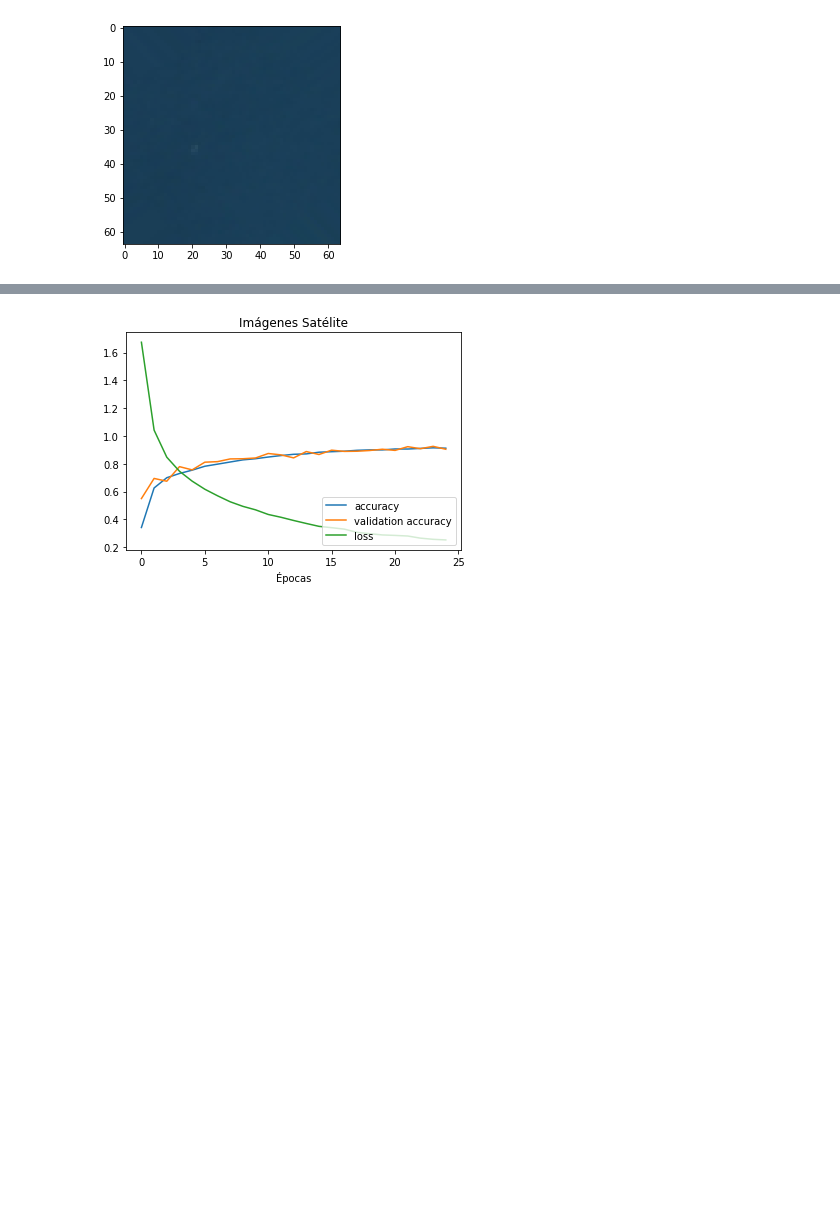
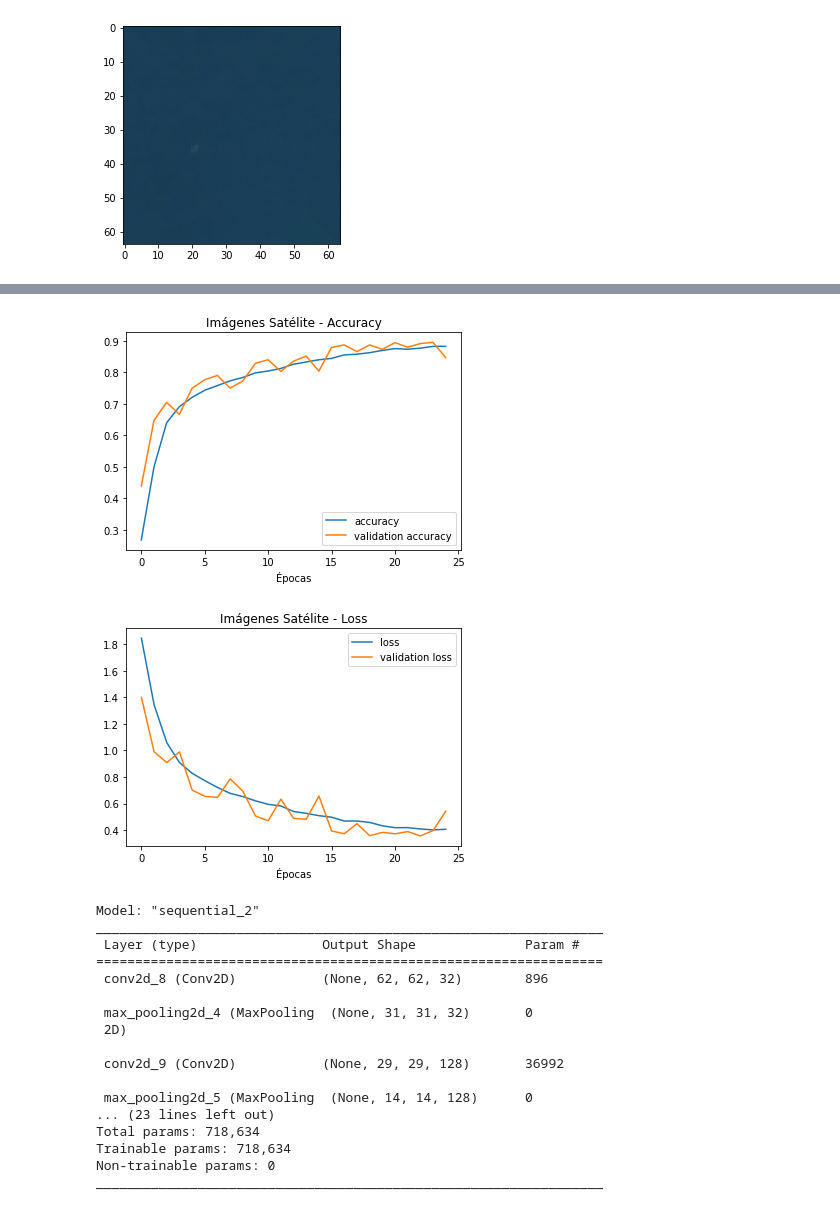
Before and after one commit to G10on/FSI-Red-Neuronal, a Jupyter notebook: NN.ipynb, the cells around one changed output, grey strips where cells are left out. Drawn from its saved outputs; the diff is of its cells as text; code cells hidden in the pictures; blank space fills up the shorter version.

```diff
--- a/NN.ipynb
+++ b/NN.ipynb
@@ -30,7 +30,7 @@ train_data_dir = base_dir
 validation_data_dir = train_data_dir
 LABELS = ["AnnualCrop", "Forest", "HerbaceousVegetation", "Highway", "Industrial", "Pasture", "PermanentCrop", "Residential", "River", "SeaLake"]
 # %%
-# DATA SOURCE --------------------------------------------------
+# DATA SOURCE & AUGMENTATION --------------------------------------------------
 
 train_datagen = ImageDataGenerator(
         validation_split = 0.2,
@@ -60,6 +60,7 @@ validation_generator = validation_datagen.flow_from_directory(
         target_size=(size, size),
         batch_size=batch_size,
         class_mode='categorical',
+        shuffle = False,
         subset = "validation",
         classes = LABELS,
         seed = 2022
@@ -97,10 +98,12 @@ model.add(Conv2D(64, (5, 5), activation='relu'))
 
 model.add(Flatten())
 
-model.add(Dense(64, activation='relu'))
 model.add(Dense(96, activation='relu'))
+model.add(Dropout(0.5))
+model.add(Dense(128, activation='relu'))
 model.add(Dense(64, activation='relu'))
 model.add(Dense(32, activation='relu'))
+model.add(Dropout(0.1))
 model.add(Dense(10, activation='softmax'))
 
 model.compile(loss=tensorflow.keras.losses.categorical_crossentropy,
@@ -140,14 +143,42 @@ Epoch 25/25
 # %%
 # VISUALIZATION OF TRAINING METRICS --------------------------------------------------
 
 plt.plot(histogram.history['accuracy'], label='accuracy')
 plt.plot(histogram.history['val_accuracy'], label='validation accuracy')
-plt.plot(histogram.history['loss'], label='loss')
 
-plt.title('Imágenes Satélite')
+plt.title('Imágenes Satélite - Accuracy')
 plt.xlabel('Épocas')
 plt.legend(loc="lower right")
 
 plt.show()
+
+plt.plot(histogram.history['loss'], label='loss')
+plt.plot(histogram.history['val_loss'], label='validation loss')
+
+plt.title('Imágenes Satélite - Loss')
+plt.xlabel('Épocas')
+plt.legend(loc="upper right")
+
+plt.show()
+
+model.summary()
 # %% [output]
-[figure, old version]
+[figure, new version]
+[figure, added]
+Model: "sequential_2"
+_________________________________________________________________
+ Layer (type)                Output Shape              Param #
+=================================================================
+ conv2d_8 (Conv2D)           (None, 62, 62, 32)        896
+
+ max_pooling2d_4 (MaxPooling  (None, 31, 31, 32)       0
+ 2D)
+
+ conv2d_9 (Conv2D)           (None, 29, 29, 128)       36992
+
+ max_pooling2d_5 (MaxPooling  (None, 14, 14, 128)      0
+... (23 lines left out)
+Total params: 718,634
+Trainable params: 718,634
+Non-trainable params: 0
+_________________________________________________________________
```
Also changed, not shown: parts of 3 cells of this notebook.
